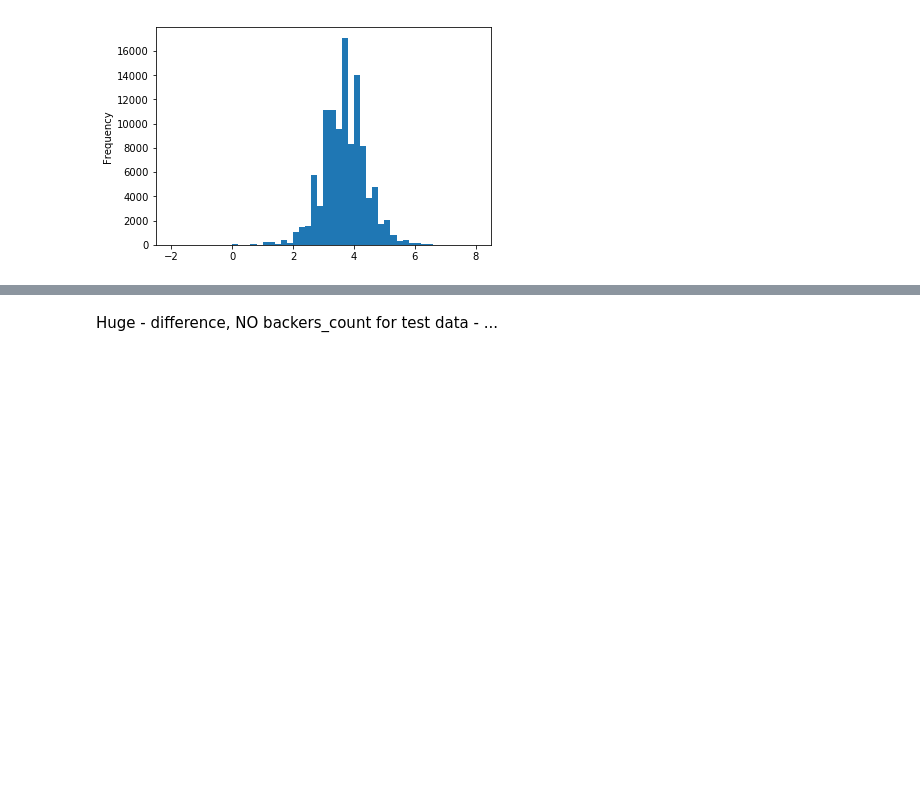
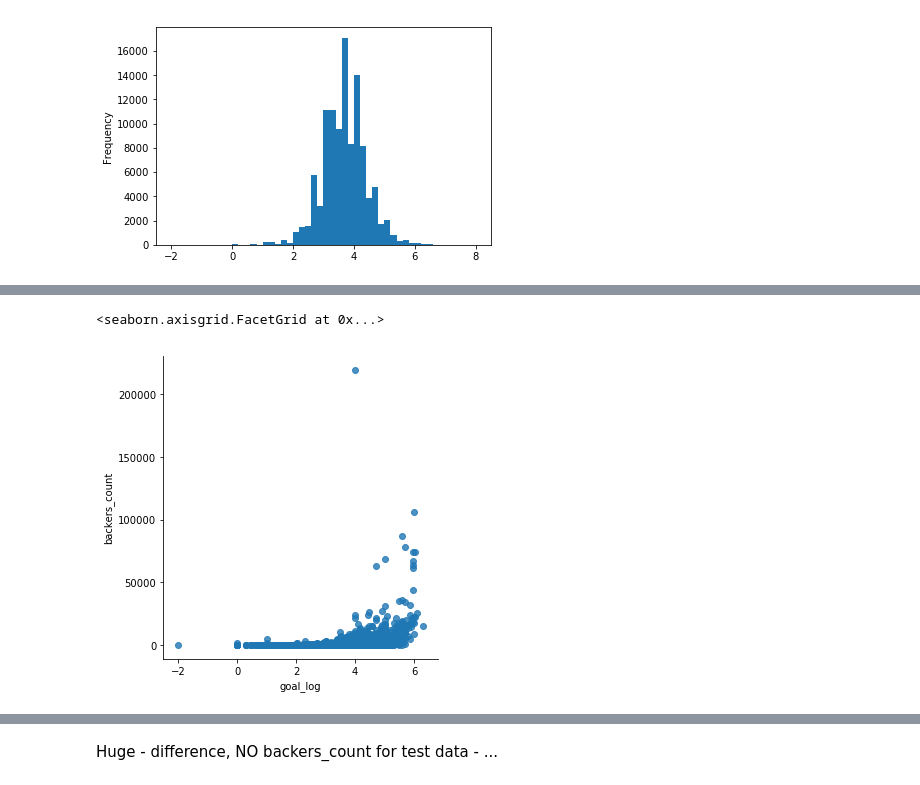
Before and after one commit to nabeelahmed/kickstarter_funding, a Jupyter notebook: kickstarter_dataset.ipynb, the cells around one changed output, grey strips where cells are left out. Cells and saved outputs as stored; diff of their text form; code cells hidden in the pictures; blank space fills up the shorter version.

```diff
--- a/kickstarter_dataset.ipynb
+++ b/kickstarter_dataset.ipynb
@@ -301,2 +314,8 @@ sns.lmplot(x = 'goal_log', y = 'backers_count', col ='final_status', data = trai
+# %%
+# scatter plot for successful projects - using log 10 of goal
+sns.lmplot(x = 'goal_log', y = 'backers_count', data = train_data[train_data.final_status==1], fit_reg = False)
+# %% [output]
+<seaborn.axisgrid.FacetGrid at 0x...>
+[figure, added]
 # %%
 train_data.head(2)
```
Also changed, not shown: parts of 6 cells of this notebook, 4 other files.
